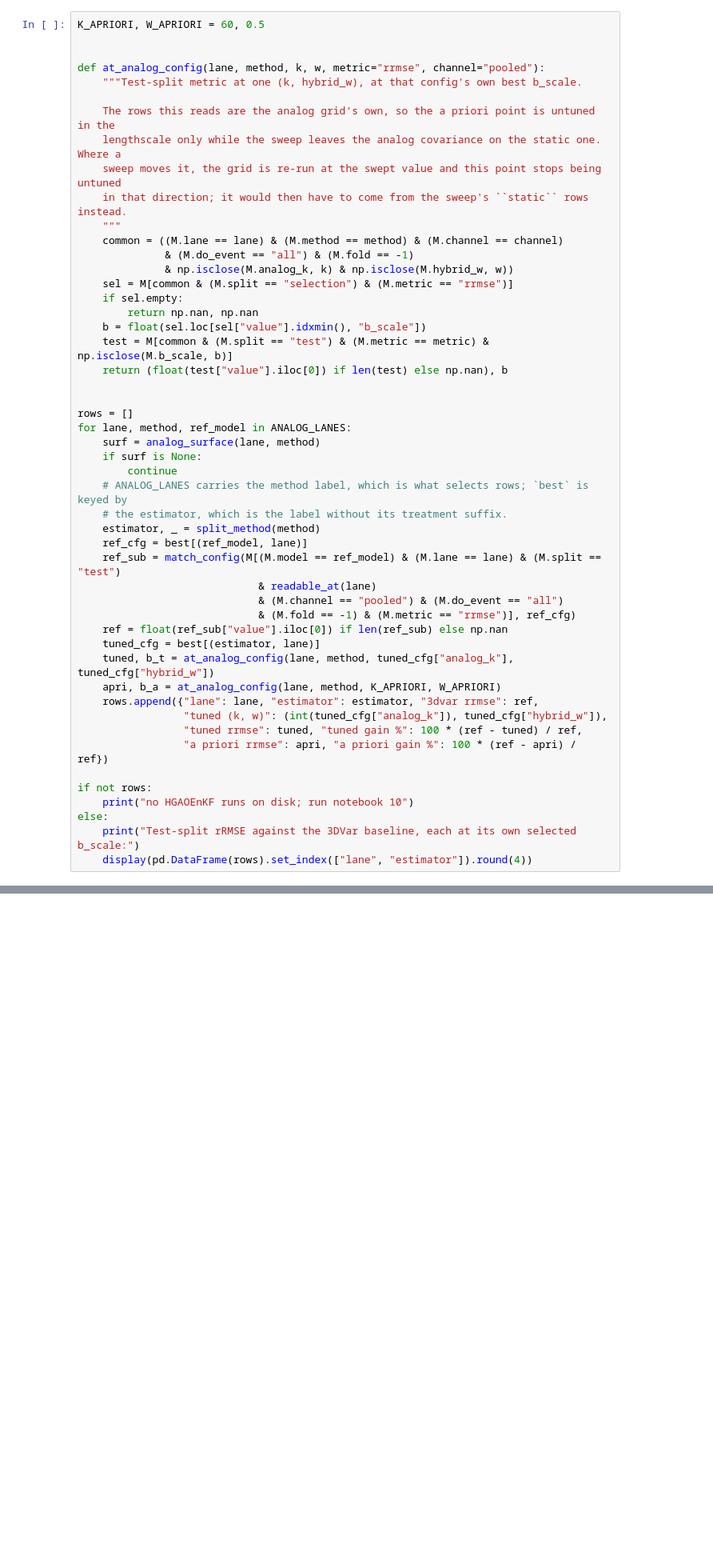
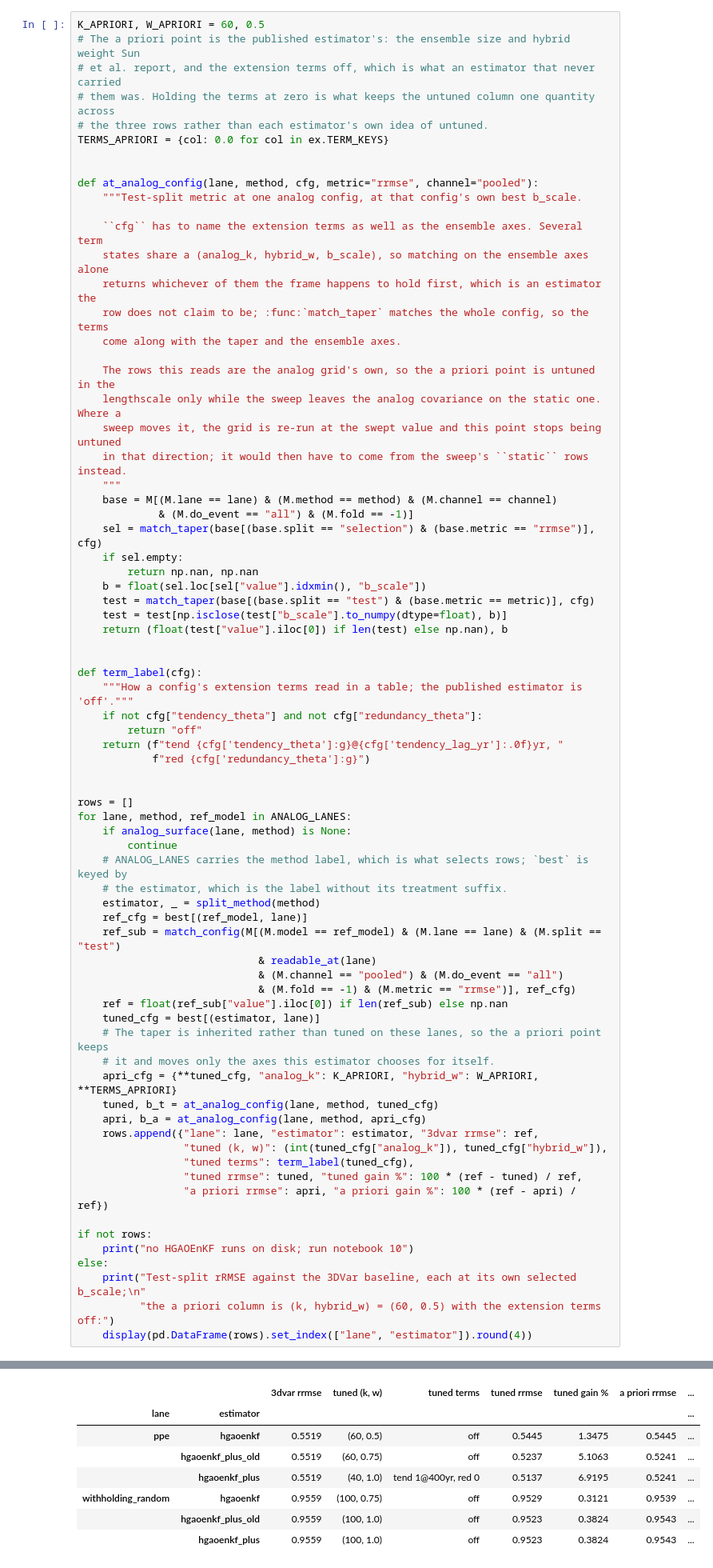
Before and after one commit to evgeni-g-georgiev/sparse_paleoclimate_field_reconstruction, a Jupyter notebook: notebooks/09_da_comparison.ipynb, the cells around one changed output, grey strips where cells are left out. Shown at 80% size. Saved outputs shown, nothing was run; the diff lists cells and outputs as text; blank space fills up the shorter version.

```diff
--- a/notebooks/09_da_comparison.ipynb
+++ b/notebooks/09_da_comparison.ipynb
@@ -952,30 +902,48 @@ is the one quantity being swept. The withholding lengthscale is **not** re-selec
 # %%
 K_APRIORI, W_APRIORI = 60, 0.5
+# The a priori point is the published estimator's: the ensemble size and hybrid weight Sun
+# et al. report, and the extension terms off, which is what an estimator that never carried
+# them was. Holding the terms at zero is what keeps the untuned column one quantity across
+# the three rows rather than each estimator's own idea of untuned.
+TERMS_APRIORI = {col: 0.0 for col in ex.TERM_KEYS}
 
 
-def at_analog_config(lane, method, k, w, metric="rrmse", channel="pooled"):
-    """Test-split metric at one (k, hybrid_w), at that config's own best b_scale.
+def at_analog_config(lane, method, cfg, metric="rrmse", channel="pooled"):
+    """Test-split metric at one analog config, at that config's own best b_scale.
+
+    ``cfg`` has to name the extension terms as well as the ensemble axes. Several term
+    states share a (analog_k, hybrid_w, b_scale), so matching on the ensemble axes alone
+    returns whichever of them the frame happens to hold first, which is an estimator the
+    row does not claim to be; :func:`match_taper` matches the whole config, so the terms
+    come along with the taper and the ensemble axes.
 
     The rows this reads are the analog grid's own, so the a priori point is untuned in the
     lengthscale only while the sweep leaves the analog covariance on the static one. Where a
     sweep moves it, the grid is re-run at the swept value and this point stops being untuned
     in that direction; it would then have to come from the sweep's ``static`` rows instead.
     """
-    common = ((M.lane == lane) & (M.method == method) & (M.channel == channel)
-              & (M.do_event == "all") & (M.fold == -1)
-              & np.isclose(M.analog_k, k) & np.isclose(M.hybrid_w, w))
-    sel = M[common & (M.split == "selection") & (M.metric == "rrmse")]
+    base = M[(M.lane == lane) & (M.method == method) & (M.channel == channel)
+             & (M.do_event == "all") & (M.fold == -1)]
+    sel = match_taper(base[(base.split == "selection") & (base.metric == "rrmse")], cfg)
     if sel.empty:
         return np.nan, np.nan
     b = float(sel.loc[sel["value"].idxmin(), "b_scale"])
-    test = M[common & (M.split == "test") & (M.metric == metric) & np.isclose(M.b_scale, b)]
+    test = match_taper(base[(base.split == "test") & (base.metric == metric)], cfg)
+    test = test[np.isclose(test["b_scale"].to_numpy(dtype=float), b)]
     return (float(test["value"].iloc[0]) if len(test) else np.nan), b
+
+
+def term_label(cfg):
+    """How a config's extension terms read in a table; the published estimator is 'off'."""
+    if not cfg["tendency_theta"] and not cfg["redundancy_theta"]:
+        return "off"
+    return (f"tend {cfg['tendency_theta']:g}@{cfg['tendency_lag_yr']:.0f}yr, "
+            f"red {cfg['redundancy_theta']:g}")
 
 
 rows = []
 for lane, method, ref_model in ANALOG_LANES:
-    surf = analog_surface(lane, method)
-    if surf is None:
+    if analog_surface(lane, method) is None:
         continue
     # ANALOG_LANES carries the method label, which is what selects rows; `best` is keyed by
     # the estimator, which is the label without its treatment suffix.
@@ -987,15 +955,21 @@ for lane, method, ref_model in ANALOG_LANES:
                              & (M.fold == -1) & (M.metric == "rrmse")], ref_cfg)
     ref = float(ref_sub["value"].iloc[0]) if len(ref_sub) else np.nan
     tuned_cfg = best[(estimator, lane)]
-    tuned, b_t = at_analog_config(lane, method, tuned_cfg["analog_k"], tuned_cfg["hybrid_w"])
-    apri, b_a = at_analog_config(lane, method, K_APRIORI, W_APRIORI)
+    # The taper is inherited rather than tuned on these lanes, so the a priori point keeps
+    # it and moves only the axes this estimator chooses for itself.
+    apri_cfg = {**tuned_cfg, "analog_k": K_APRIORI, "hybrid_w": W_APRIORI, **TERMS_APRIORI}
+    tuned, b_t = at_analog_config(lane, method, tuned_cfg)
+    apri, b_a = at_analog_config(lane, method, apri_cfg)
     rows.append({"lane": lane, "estimator": estimator, "3dvar rrmse": ref,
                  "tuned (k, w)": (int(tuned_cfg["analog_k"]), tuned_cfg["hybrid_w"]),
+                 "tuned terms": term_label(tuned_cfg),
                  "tuned rrmse": tuned, "tuned gain %": 100 * (ref - tuned) / ref,
                  "a priori rrmse": apri, "a priori gain %": 100 * (ref - apri) / ref})
 
 if not rows:
     print("no HGAOEnKF runs on disk; run notebook 10")
 else:
-    print("Test-split rRMSE against the 3DVar baseline, each at its own selected b_scale:")
+    print("Test-split rRMSE against the 3DVar baseline, each at its own selected b_scale;\n"
+          "the a priori column is (k, hybrid_w) = (60, 0.5) with the extension terms off:")
     display(pd.DataFrame(rows).set_index(["lane", "estimator"]).round(4))
+# %% [output]
@@ -1001,0 +978,8 @@ else:
+|  |  | 3dvar rrmse | tuned (k, w) | tuned terms | tuned rrmse | tuned gain % | a priori rrmse | ... |
+| lane | estimator |  |  |  |  |  |  | ... |
+| ppe | hgaoenkf | 0.5519 | (60, 0.5) | off | 0.5445 | 1.3475 | 0.5445 | ... |
+|  | hgaoenkf_plus_old | 0.5519 | (60, 0.75) | off | 0.5237 | 5.1063 | 0.5241 | ... |
+|  | hgaoenkf_plus | 0.5519 | (40, 1.0) | tend 1@400yr, red 0 | 0.5137 | 6.9195 | 0.5241 | ... |
+| withholding_random | hgaoenkf | 0.9559 | (100, 0.75) | off | 0.9529 | 0.3121 | 0.9539 | ... |
+|  | hgaoenkf_plus_old | 0.9559 | (100, 1.0) | off | 0.9523 | 0.3824 | 0.9543 | ... |
+|  | hgaoenkf_plus | 0.9559 | (100, 1.0) | off | 0.9523 | 0.3824 | 0.9543 | ... |
```
Also changed, not shown: parts of 18 cells of this notebook.
